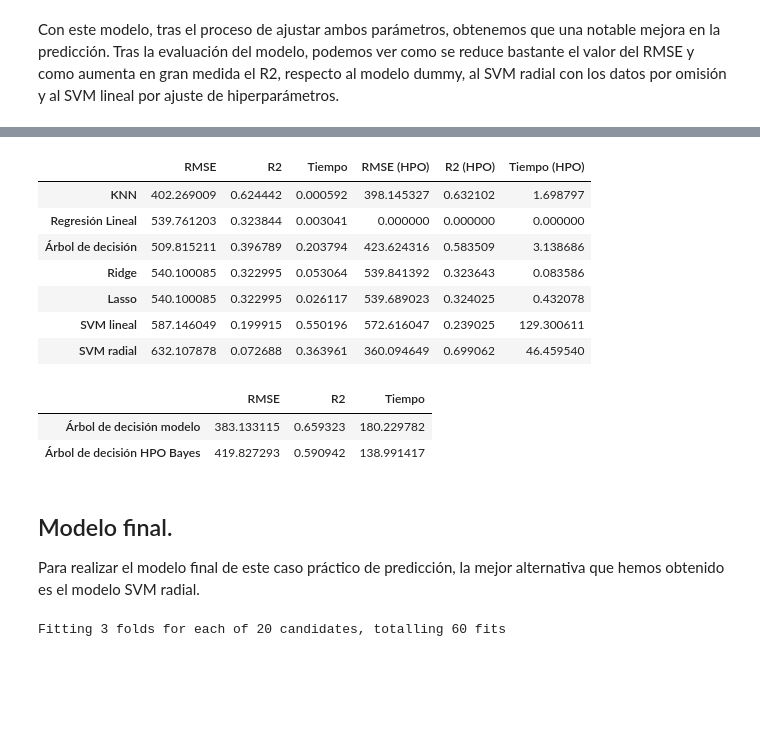
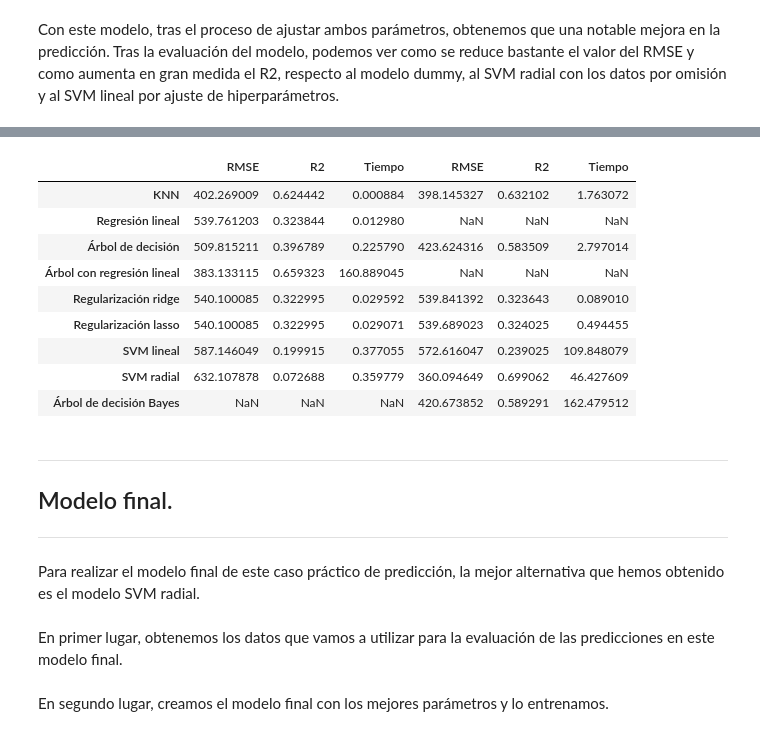
Before and after one commit to celiiaaa/Energy_Prediction_System, a Jupyter notebook: main.ipynb, the cells around one changed output, grey strips where cells are left out. Cells and saved outputs as stored; diff of their text form; code cells hidden in the pictures; blank space fills up the shorter version.

Commit message:
modelo final

```diff
--- a/main.ipynb
+++ b/main.ipynb
@@ -1029,51 +1057,35 @@ tabla_dummy
 # %%
-# Resultados por defecto
-resultados_default = pd.DataFrame({
-    "RMSE": [rmse_knn_scaled, rmse_lineal, rmse_tree, rmse_ridge, rmse_lasso, rmse_svm_lineal, rmse_svm_radial],
-    "R2": [r2_knn_scaled, r2_lineal, r2_tree, r2_ridge, r2_lasso, r2_svm_lineal, r2_svm_radial],
-    "Tiempo": [t_knn, t_lineal, t_tree, t_ridge, t_lasso, t_svm_lineal, t_svm_radial]
-})
-
-# Resultados con optimización de hiperparámetros
-resultados_hpo = pd.DataFrame({
-    "RMSE (HPO)": [rmse_knn_hpo, 0, rmse_tree_hpo, rmse_ridge_hpo, rmse_lasso_hpo, rmse_svm_lineal_hpo, rmse_svm_radial_hpo],
-    "R2 (HPO)": [r2_knn_hpo, 0, r2_tree_hpo, r2_ridge_hpo, r2_lasso_hpo, r2_svm_lineal_hpo, r2_svm_radial_hpo],
-    "Tiempo (HPO)": [t_knn_hpo, 0, t_tree_hpo, t_ridge_hpo, t_lasso_hpo, t_svm_lineal_hpo, t_svm_radial_hpo]
-})
-
-# Fusionamos los datos de las dos tablas
-resultados = pd.concat([resultados_default, resultados_hpo], axis=1)
-resultados.index = ["KNN", "Regresión Lineal", "Árbol de decisión", "Ridge", "Lasso", "SVM lineal", "SVM radial"]
-resultados
+# Resultado de los modelos sin HPO.
+tabla_sin_hpo = pd.DataFrame({
+    "RMSE": [rmse_knn_scaled, rmse_lineal, rmse_tree, rmse_linear_tree, rmse_ridge, rmse_lasso, rmse_svm_lineal, rmse_svm_radial],
+    "R2": [r2_knn_scaled, r2_lineal, r2_tree, r2_linear_tree, r2_ridge, r2_lasso, r2_svm_lineal, r2_svm_radial],
+    "Tiempo": [t_knn, t_lineal, t_tree, t_linear_tree, t_ridge, t_lasso, t_svm_lineal, t_svm_radial]
+}, index = ["KNN", "Regresión lineal", "Árbol de decisión", "Árbol con regresión lineal", "Regularización ridge", "Regularización lasso", "SVM lineal", "SVM radial"])
-# %% [output]
-|  | RMSE | R2 | Tiempo | RMSE (HPO) | R2 (HPO) | Tiempo (HPO) |
-| KNN | 402.269009 | 0.624442 | 0.000592 | 398.145327 | 0.632102 | 1.698797 |
-| Regresión Lineal | 539.761203 | 0.323844 | 0.003041 | 0.000000 | 0.000000 | 0.000000 |
-| Árbol de decisión | 509.815211 | 0.396789 | 0.203794 | 423.624316 | 0.583509 | 3.138686 |
-| Ridge | 540.100085 | 0.322995 | 0.053064 | 539.841392 | 0.323643 | 0.083586 |
-| Lasso | 540.100085 | 0.322995 | 0.026117 | 539.689023 | 0.324025 | 0.432078 |
-| SVM lineal | 587.146049 | 0.199915 | 0.550196 | 572.616047 | 0.239025 | 129.300611 |
-| SVM radial | 632.107878 | 0.072688 | 0.363961 | 360.094649 | 0.699062 | 46.459540 |
-# %%
-# Añadimos los resultados del árbol de decisión modelo.
-tabla = pd.DataFrame({
-    "RMSE": [rmse_linear_tree, rmse_tree_hpo_bayes],
-    "R2": [r2_linear_tree, r2_tree_hpo_bayes],
-    "Tiempo": [t_linear_tree, t_tree_hpo_bayes]
-}, index=["Árbol de decisión modelo", "Árbol de decisión HPO Bayes"])
-tabla
-# %% [output]
-|  | RMSE | R2 | Tiempo |
-| Árbol de decisión modelo | 383.133115 | 0.659323 | 180.229782 |
-| Árbol de decisión HPO Bayes | 419.827293 | 0.590942 | 138.991417 |
+# %%
+tabla_hpo = pd.DataFrame({
+    "RMSE": [rmse_knn_hpo, rmse_tree_hpo, rmse_tree_hpo_bayes, rmse_ridge_hpo, rmse_lasso_hpo, rmse_svm_lineal_hpo, rmse_svm_radial_hpo],
+    "R2": [r2_knn_hpo, r2_tree_hpo, r2_tree_hpo_bayes, r2_ridge_hpo, r2_lasso_hpo, r2_svm_lineal_hpo, r2_svm_radial_hpo],
+    "Tiempo": [t_knn_hpo, t_tree_hpo, t_tree_hpo_bayes, t_ridge_hpo, t_lasso_hpo, t_svm_lineal_hpo, t_svm_radial_hpo]
+}, index = ["KNN", "Árbol de decisión", "Árbol de decisión Bayes", "Regularización ridge", "Regularización lasso", "SVM lineal", "SVM radial"])
+# %%
+tabla = pd.concat([tabla_sin_hpo, tabla_hpo], axis=1)
+tabla
+# %% [output]
+|  | RMSE | R2 | Tiempo | RMSE | R2 | Tiempo |
+| KNN | 402.269009 | 0.624442 | 0.000884 | 398.145327 | 0.632102 | 1.763072 |
+| Regresión lineal | 539.761203 | 0.323844 | 0.012980 | NaN | NaN | NaN |
+| Árbol de decisión | 509.815211 | 0.396789 | 0.225790 | 423.624316 | 0.583509 | 2.797014 |
+| Árbol con regresión lineal | 383.133115 | 0.659323 | 160.889045 | NaN | NaN | NaN |
+| Regularización ridge | 540.100085 | 0.322995 | 0.029592 | 539.841392 | 0.323643 | 0.089010 |
+| Regularización lasso | 540.100085 | 0.322995 | 0.029071 | 539.689023 | 0.324025 | 0.494455 |
+| SVM lineal | 587.146049 | 0.199915 | 0.377055 | 572.616047 | 0.239025 | 109.848079 |
+| SVM radial | 632.107878 | 0.072688 | 0.359779 | 360.094649 | 0.699062 | 46.427609 |
+| Árbol de decisión Bayes | NaN | NaN | NaN | 420.673852 | 0.589291 | 162.479512 |
 # %% [markdown]
+---
 ## Modelo final.
+---
 
 Para realizar el modelo final de este caso práctico de predicción, la mejor alternativa que hemos obtenido es el modelo SVM radial.
-# %%
-np.random.seed(49)
-
-# Creamos el modelo final
-regrFinal_radial = regr_svm_radial_hpo.fit(X_df,y_df)
-# %% [output]
-Fitting 3 folds for each of 20 candidates, totalling 60 fits
+# %% [markdown]
+En primer lugar, obtenemos los datos que vamos a utilizar para la evaluación de las predicciones en este modelo final.
@@ -1079,0 +1097,2 @@ Fitting 3 folds for each of 20 candidates, totalling 60 fits
+# %% [markdown]
+En segundo lugar, creamos el modelo final con los mejores parámetros y lo entrenamos.
```
Also changed, not shown: parts of 20 cells of this notebook.
